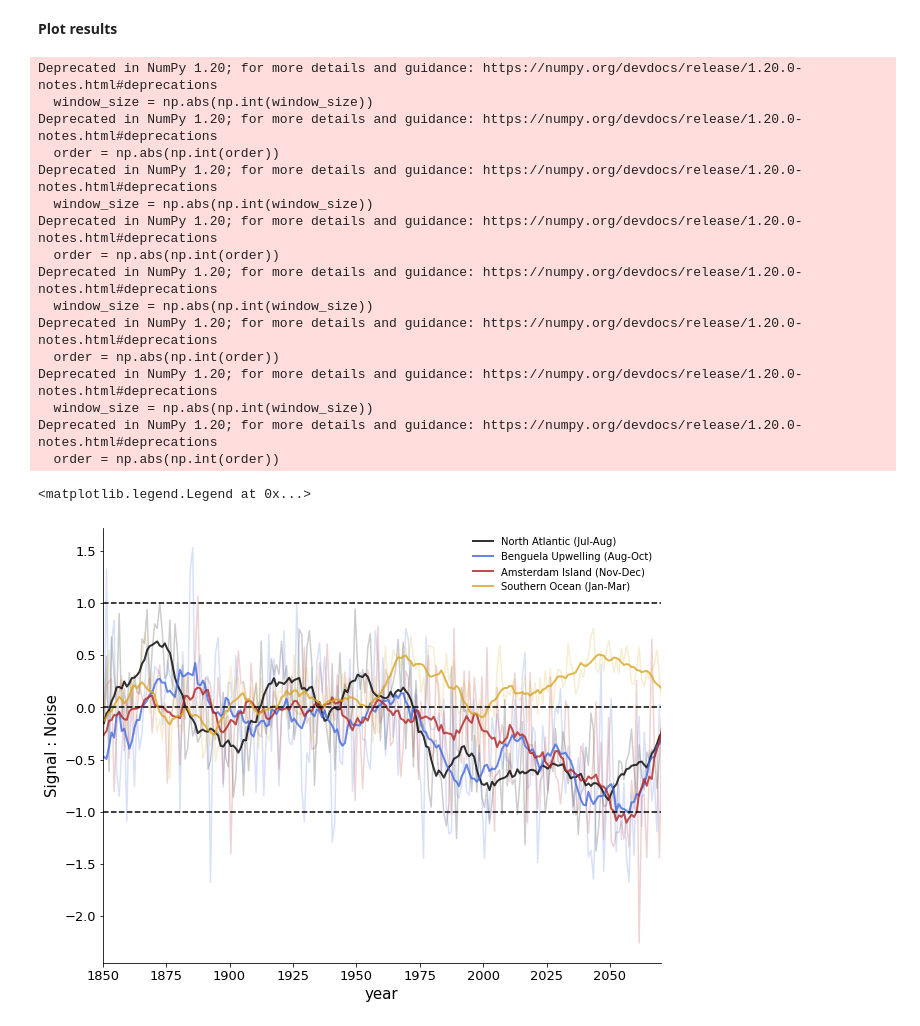
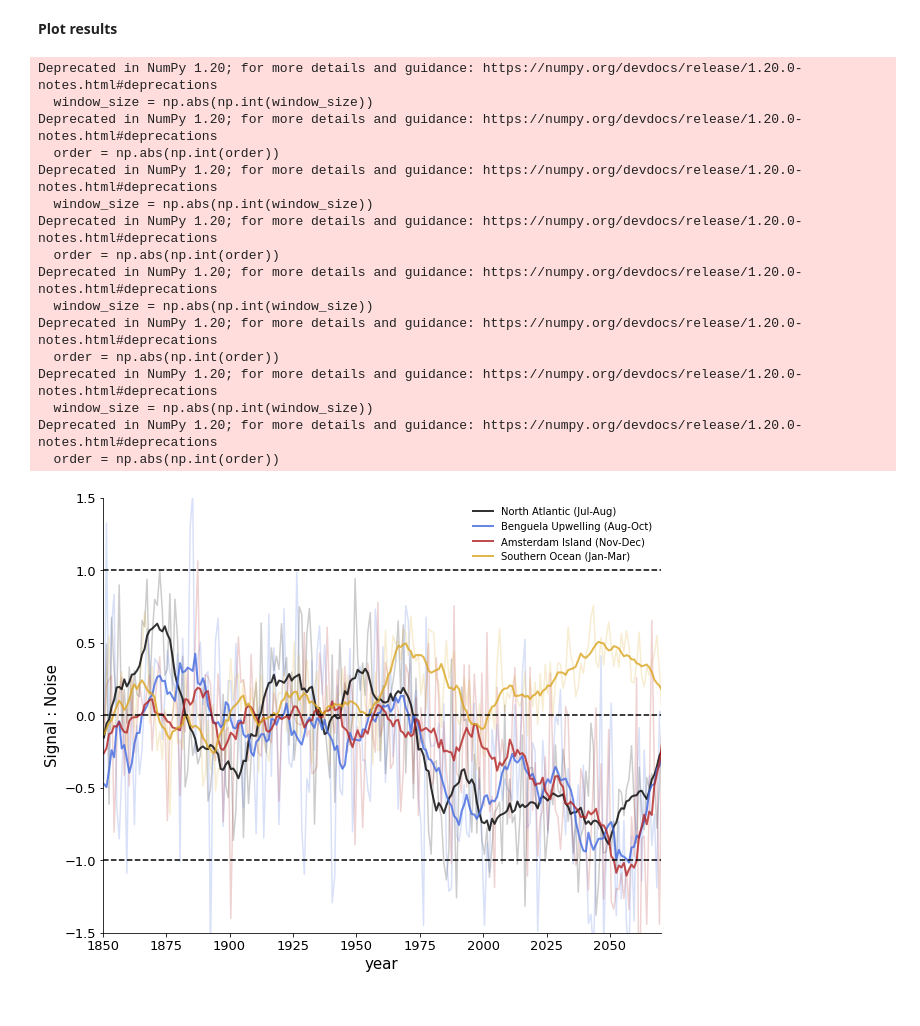
Before and after one commit to pearseb/CMIP6_hackathon, a Jupyter notebook: signal_to_noise_UKESM.ipynb, the cells around one changed output. Saved outputs shown, nothing was run; the diff lists cells and outputs as text; code cells hidden in the pictures.

```diff
--- a/signal_to_noise_UKESM.ipynb
+++ b/signal_to_noise_UKESM.ipynb
@@ -557,33 +557,33 @@ plt.plot(years, savitzky_golay(np.average(s2n_npp_BE_weighted[7:10,:],axis=0), w
 plt.plot(years, savitzky_golay(np.average(s2n_npp_AI_weighted[10:12,:],axis=0), window, order=poly), color=cols[2], label=labs[2], linewidth=lwb, alpha=alfb, linestyle=ls[2])
 plt.plot(years, savitzky_golay(np.average(s2n_npp_SO_weighted[0:4,:],axis=0), window, order=poly), color=cols[3], label=labs[3], linewidth=lwb, alpha=alfb, linestyle=ls[3])
 
 plt.plot((1850,2100),(0,0),'k--')
 plt.plot((1850,2100),(-1,-1),'k--')
 plt.plot((1850,2100),(1,1),'k--')
 
 plt.ylabel('Signal : Noise', fontsize=fslab)
 plt.xlabel('year', fontsize=fslab)
 plt.xlim(1850,2070)
+plt.ylim(-1.5,1.5)
 
 plt.legend(frameon=False, loc='upper right', ncol=1)
 
-#fig.savefig('UKESMintpp_Signal2Noise_TernForagingRegions.png', dpi=300, bbox_inches='tight')
+fig.savefig('UKESMintpp_Signal2Noise_TernForagingRegions.png', dpi=300, bbox_inches='tight')
 # %% [output]
 Deprecated in NumPy 1.20; for more details and guidance: https://numpy.org/devdocs/release/1.20.0-notes.html#deprecations
   window_size = np.abs(np.int(window_size))
 Deprecated in NumPy 1.20; for more details and guidance: https://numpy.org/devdocs/release/1.20.0-notes.html#deprecations
   order = np.abs(np.int(order))
 Deprecated in NumPy 1.20; for more details and guidance: https://numpy.org/devdocs/release/1.20.0-notes.html#deprecations
   window_size = np.abs(np.int(window_size))
 Deprecated in NumPy 1.20; for more details and guidance: https://numpy.org/devdocs/release/1.20.0-notes.html#deprecations
   order = np.abs(np.int(order))
 Deprecated in NumPy 1.20; for more details and guidance: https://numpy.org/devdocs/release/1.20.0-notes.html#deprecations
   window_size = np.abs(np.int(window_size))
 Deprecated in NumPy 1.20; for more details and guidance: https://numpy.org/devdocs/release/1.20.0-notes.html#deprecations
   order = np.abs(np.int(order))
 Deprecated in NumPy 1.20; for more details and guidance: https://numpy.org/devdocs/release/1.20.0-notes.html#deprecations
   window_size = np.abs(np.int(window_size))
 Deprecated in NumPy 1.20; for more details and guidance: https://numpy.org/devdocs/release/1.20.0-notes.html#deprecations
   order = np.abs(np.int(order))
-<matplotlib.legend.Legend at 0x...>
-[figure, old version]
+[figure, new version]
```
Also changed, not shown: 1 other file.
